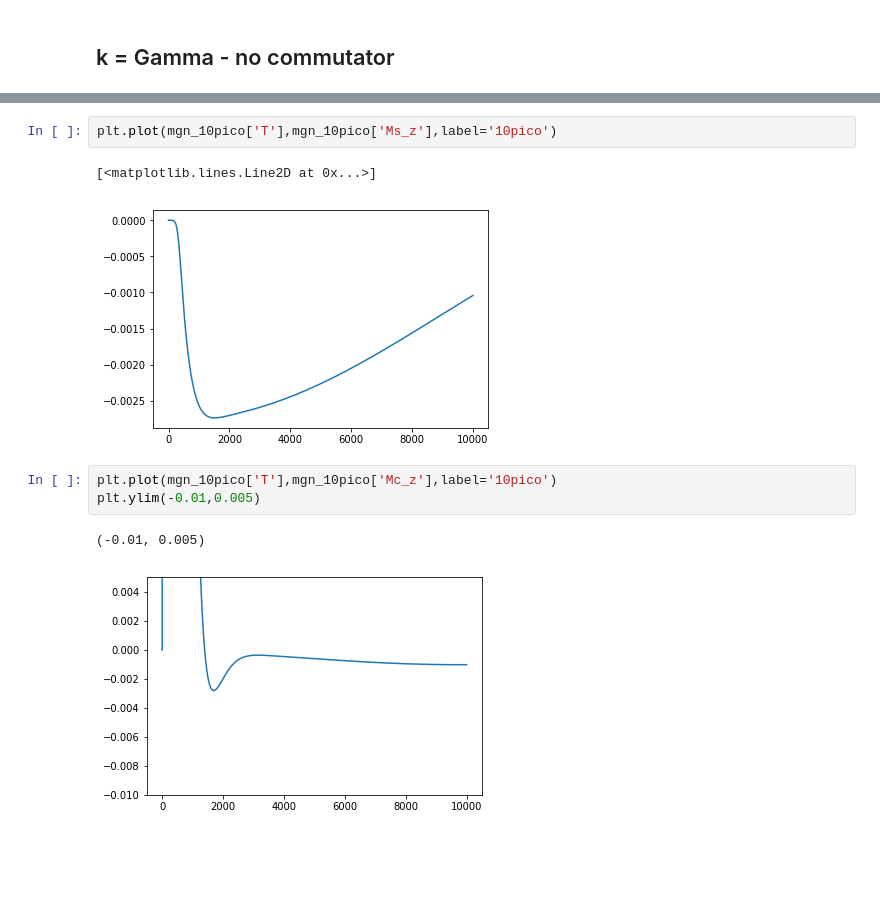
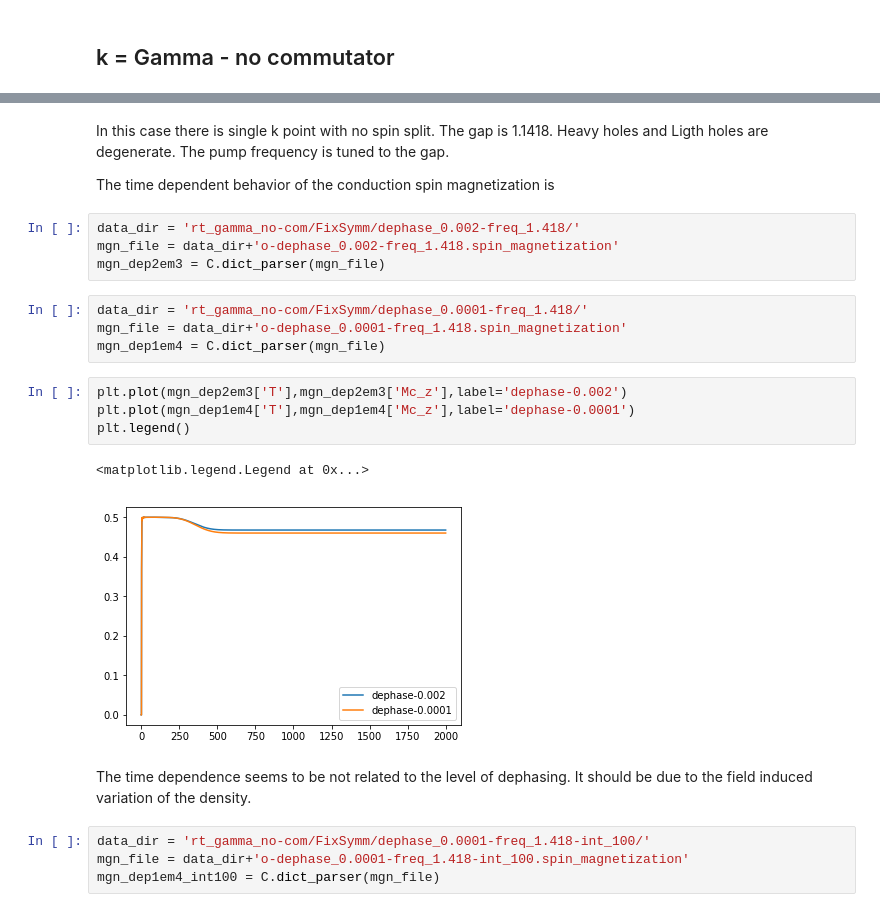
Before and after one commit to marcodalessandro76/Generation-and-decay-of-the-degree-of-spin-polarization-in-GaAs, a Jupyter notebook: Spin_polarization_TD_analysis.ipynb, the cells around one changed output, grey strips where cells are left out. Cells and saved outputs as stored; diff of their text form; blank space fills up the shorter version.

```diff
--- a/Spin_polarization_TD_analysis.ipynb
+++ b/Spin_polarization_TD_analysis.ipynb
@@ -140,11 +17,27 @@ plt.plot(mgn_10pico['T'],mgn_10pico['Mc_z'],label='10pico')
-# %%
-plt.plot(mgn_10pico['T'],mgn_10pico['Ms_z'],label='10pico')
-# %% [output]
-[<matplotlib.lines.Line2D at 0x...>]
-[figure, removed]
-# %%
-plt.plot(mgn_10pico['T'],mgn_10pico['Mc_z'],label='10pico')
-plt.ylim(-0.01,0.005)
-# %% [output]
-(-0.01, 0.005)
-[figure, removed]
+# %% [markdown]
+In this case there is single k point with no spin split. The gap is 1.1418.
+Heavy holes and Ligth holes are degenerate.
+The pump frequency is tuned to the gap.
+
+The time dependent behavior of the conduction spin magnetization is
+# %%
+data_dir = 'rt_gamma_no-com/FixSymm/dephase_0.002-freq_1.418/'
+mgn_file = data_dir+'o-dephase_0.002-freq_1.418.spin_magnetization'
+mgn_dep2em3 = C.dict_parser(mgn_file)
+# %%
+data_dir = 'rt_gamma_no-com/FixSymm/dephase_0.0001-freq_1.418/'
+mgn_file = data_dir+'o-dephase_0.0001-freq_1.418.spin_magnetization'
+mgn_dep1em4 = C.dict_parser(mgn_file)
+# %%
+plt.plot(mgn_dep2em3['T'],mgn_dep2em3['Mc_z'],label='dephase-0.002')
+plt.plot(mgn_dep1em4['T'],mgn_dep1em4['Mc_z'],label='dephase-0.0001')
+plt.legend()
+# %% [output]
+<matplotlib.legend.Legend at 0x...>
+[figure, added]
+# %% [markdown]
+The time dependence seems to be not related to the level of dephasing. It should be due to the field induced variation of the density.
+# %%
+data_dir = 'rt_gamma_no-com/FixSymm/dephase_0.0001-freq_1.418-int_100/'
+mgn_file = data_dir+'o-dephase_0.0001-freq_1.418-int_100.spin_magnetization'
+mgn_dep1em4_int100 = C.dict_parser(mgn_file)
```
Also changed, not shown: parts of 62 cells of this notebook, 2 other files.
